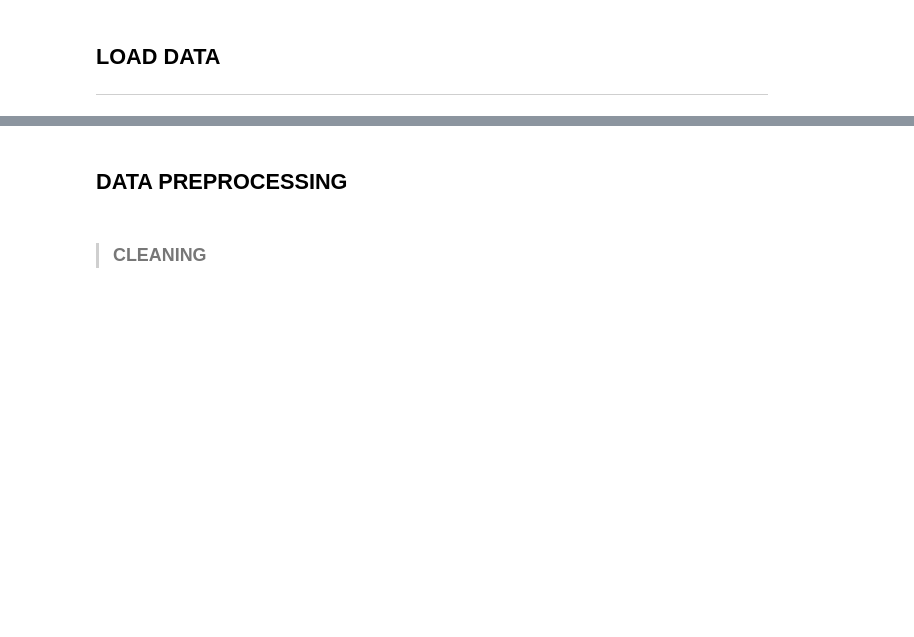
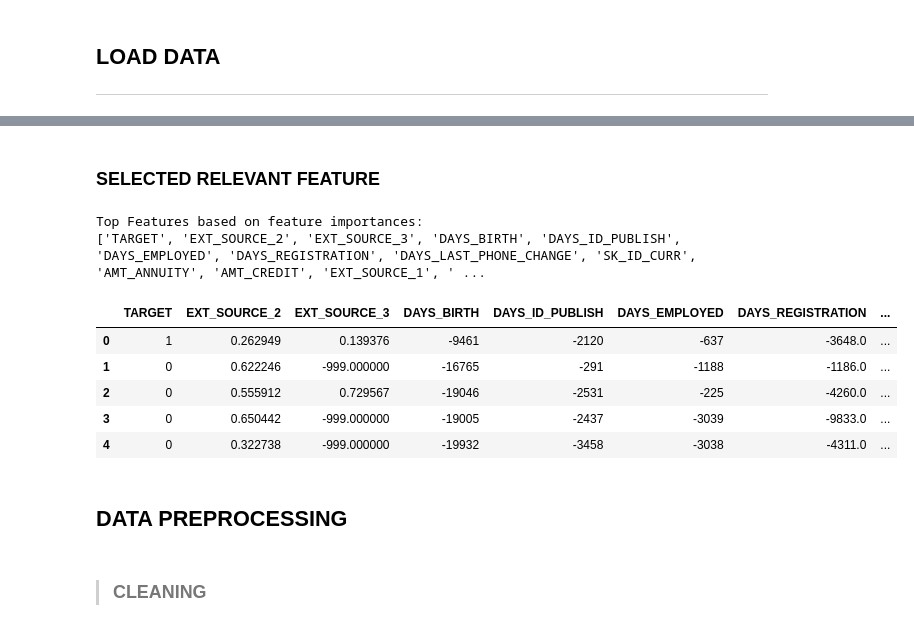
Before and after one commit to AlthaafZidane/Scorecard_Model_Revamp-At-Home_Credit_Indonesia, a Jupyter notebook: Scorecard_Model.ipynb, the cells around one changed output, grey strips where cells are left out. Drawn from its saved outputs; the diff is of its cells as text; code cells hidden in the pictures; blank space fills up the shorter version.

```diff
--- a/Scorecard_Model.ipynb
+++ b/Scorecard_Model.ipynb
@@ -55,4 +89,5 @@ plt.style.use("fivethirtyeight")
 ## **LOAD DATA**
 ---
 # %%
-dataframe_ori = pd.read_csv("application_train.csv")
+df = pd.read_csv("application_train.csv")
+df.head(5)
@@ -69,3 +166,55 @@ dataframe_ori.head()
+# %% [markdown]
+### **SELECTED RELEVANT FEATURE**
+# %%
+from sklearn.preprocessing import LabelEncoder
+
+X = df.drop(columns=['TARGET'])
+y = df['TARGET']
+
+# Encode categorical variables
+def encode_categorical_variables(X):
+    categorical_columns = df.select_dtypes(include=['object']).columns
+    for col in categorical_columns:
+        df[col] = LabelEncoder().fit_transform(df[col].astype(str))
+    return df
+
+X = encode_categorical_variables(X)
+
+# Fill missing values with a placeholder (e.g., -999)
+X.fillna(-999, inplace=True)
+
+# Train a Random Forest classifier
+model = RandomForestClassifier(random_state=42)
+model.fit(X, y)
+
+def get_feature_importance(model):
+    feature_importance =  pd.Series(model.feature_importances_, index=X.columns).sort_values(ascending=False)
+    return feature_importance
+
+feature_importance = get_feature_importance(model)
+
+def top_features(feature_importance):
+    top_features = feature_importance.index[:20].tolist()
+    return top_features
+
+top_features = top_features(feature_importance)
+
+# Print the top features
+print("Top Features based on feature importances:")
+print(top_features)
+# %% [output]
+Top Features based on feature importances:
+['TARGET', 'EXT_SOURCE_2', 'EXT_SOURCE_3', 'DAYS_BIRTH', 'DAYS_ID_PUBLISH', 'DAYS_EMPLOYED', 'DAYS_REGISTRATION', 'DAYS_LAST_PHONE_CHANGE', 'SK_ID_CURR', 'AMT_ANNUITY', 'AMT_CREDIT', 'EXT_SOURCE_1', ' ...
+# %%
+df_model = df[top_features]
+df_model.head(5)
+# %% [output]
+|  | TARGET | EXT_SOURCE_2 | EXT_SOURCE_3 | DAYS_BIRTH | DAYS_ID_PUBLISH | DAYS_EMPLOYED | DAYS_REGISTRATION | ... |
+| 0 | 1 | 0.262949 | 0.139376 | -9461 | -2120 | -637 | -3648.0 | ... |
+| 1 | 0 | 0.622246 | -999.000000 | -16765 | -291 | -1188 | -1186.0 | ... |
+| 2 | 0 | 0.555912 | 0.729567 | -19046 | -2531 | -225 | -4260.0 | ... |
+| 3 | 0 | 0.650442 | -999.000000 | -19005 | -2437 | -3039 | -9833.0 | ... |
+| 4 | 0 | 0.322738 | -999.000000 | -19932 | -3458 | -3038 | -4311.0 | ... |
 # %% [markdown]
 ## **DATA PREPROCESSING**
 # %% [markdown]
```
Also changed, not shown: parts of 7 cells of this notebook.
